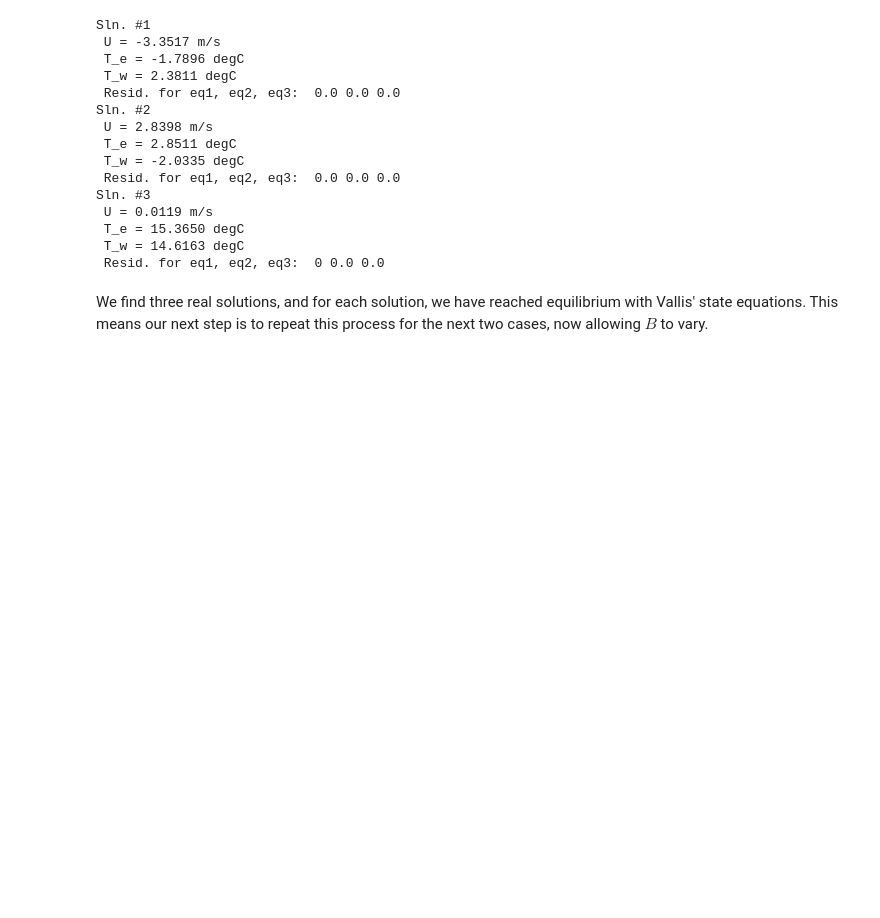
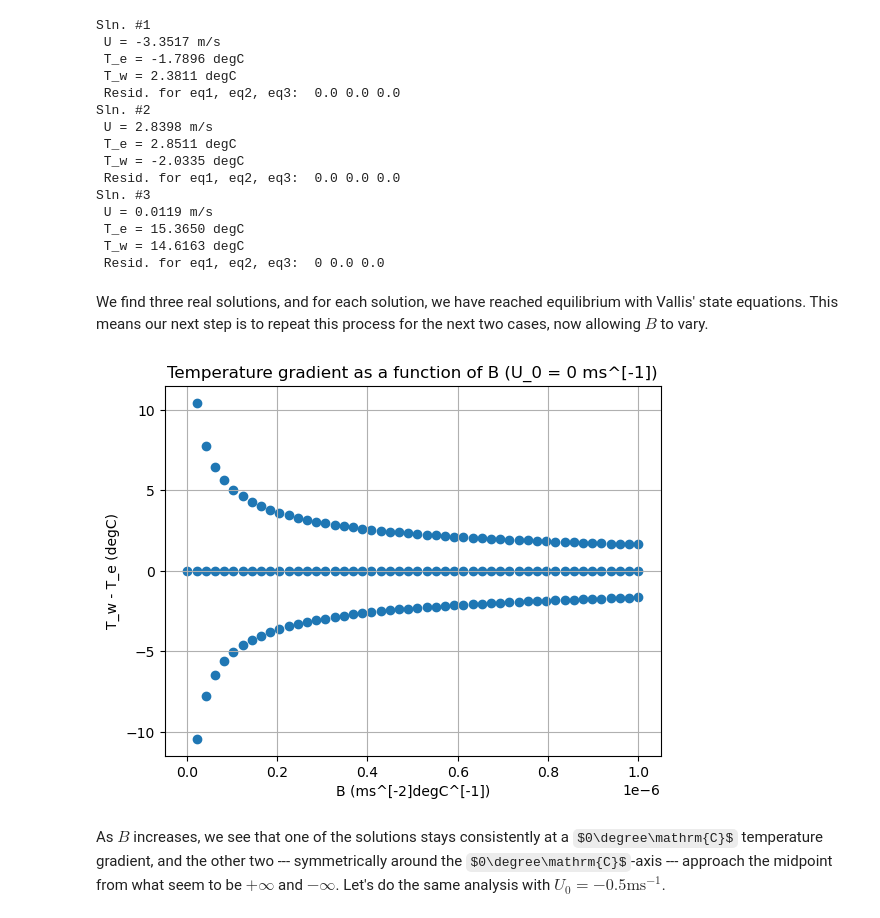
Before and after one commit to lemondoroshow/geoscienceModeling, a Jupyter notebook: ensoModel/modelingENSO.ipynb, the cells around one changed output. Saved outputs shown, nothing was run; the diff lists cells and outputs as text; code cells hidden in the pictures; some formulas as TeX source; blank space fills up the shorter version.

Commit message:
Solve 1.1

```diff
--- a/ensoModel/modelingENSO.ipynb
+++ b/ensoModel/modelingENSO.ipynb
@@ -76,3 +77,47 @@ Sln. #3
  Resid. for eq1, eq2, eq3:  0 0.0 0.0
 # %% [markdown]
 We find three real solutions, and for each solution, we have reached equilibrium with Vallis' state equations. This means our next step is to repeat this process for the next two cases, now allowing $B$ to vary.
+# %%
+# Define new variables
+B_range = np.linspace(10**(-9), 10**(-6))
+U_0 = 0
+
+# Loop through possible values of B
+T_diff = np.array([0, 0])
+for B in B_range:
+
+    # Set up equations
+    eq1 = sympy.Eq(B * (T_e - T_w) + C * (U_0 - U), 0)
+    eq2 = sympy.Eq(U / del_x * T_w + A * (T_0 - T_e), 0)
+    eq3 = sympy.Eq(-U / del_x * T_e + A * (T_0 - T_w), 0)
+
+    # Solve and isolate solutions
+    solved = sympy.nonlinsolve([eq1, eq2, eq3], [T_e, T_w, U])
+    slns = np.array([(T_e_sln, T_w_sln, U_sln) for T_e_sln, T_w_sln, U_sln in solved])
+
+    # Determine which solutions are real and filter
+    real_sln = np.array([all([T_e_sln.is_real, T_w_sln.is_real, U_sln.is_real]) for T_e_sln, T_w_sln, U_sln in solved])
+    num_real_sln = int(slns[real_sln].size / 3)
+
+    # Collect temperature differences
+    for sln in slns[real_sln]:
+
+        # T_w - T_e
+        T_diff = np.vstack([T_diff, np.array([B, sln[1] - sln[0]])])
+
+# Delete first row (it was a filler row)
+T_diff = np.delete(T_diff, (0), axis = 0)
+# %%
+# Set up plot
+fig, ax = plt.subplots()
+
+# Plot data and label
+ax.scatter(T_diff[:,0], T_diff[:,1])
+ax.set_title("Temperature gradient as a function of B (U_0 = 0 ms^[-1])")
+ax.set_ylabel("T_w - T_e (degC)")
+ax.set_xlabel("B (ms^[-2]degC^[-1])")
+ax.grid()
+# %% [output]
+[figure, added]
+# %% [markdown]
+As $B$ increases, we see that one of the solutions stays consistently at a $0\degree\mathrm{C}$ temperature gradient, and the other two --- symmetrically around the $0\degree\mathrm{C}$-axis --- approach the midpoint from what seem to be $+\infty$ and $-\infty$. Let's do the same analysis with $U_0=-0.5\mathrm{ms}^{-1}$.
```
Also changed, not shown: parts of 4 cells of this notebook.
